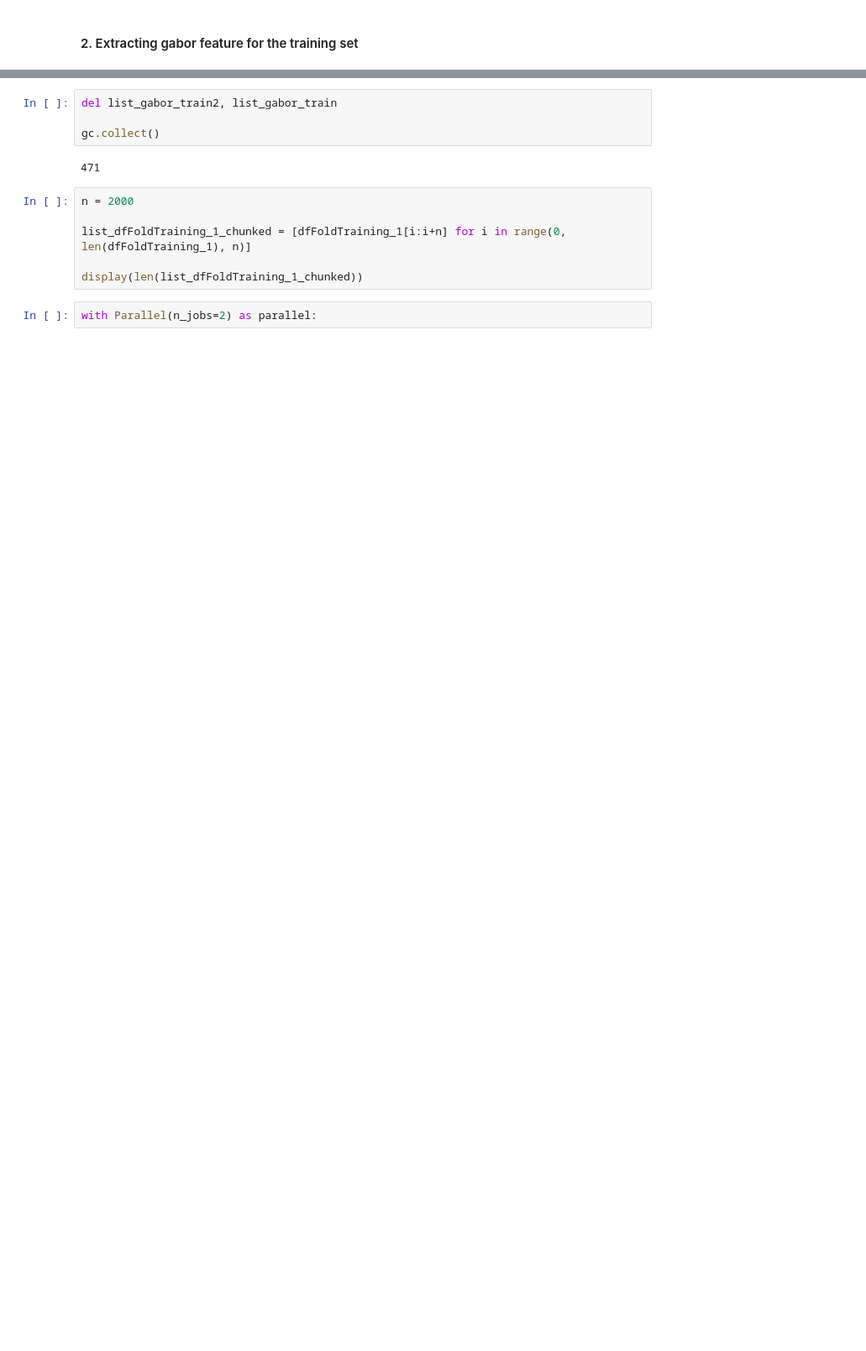
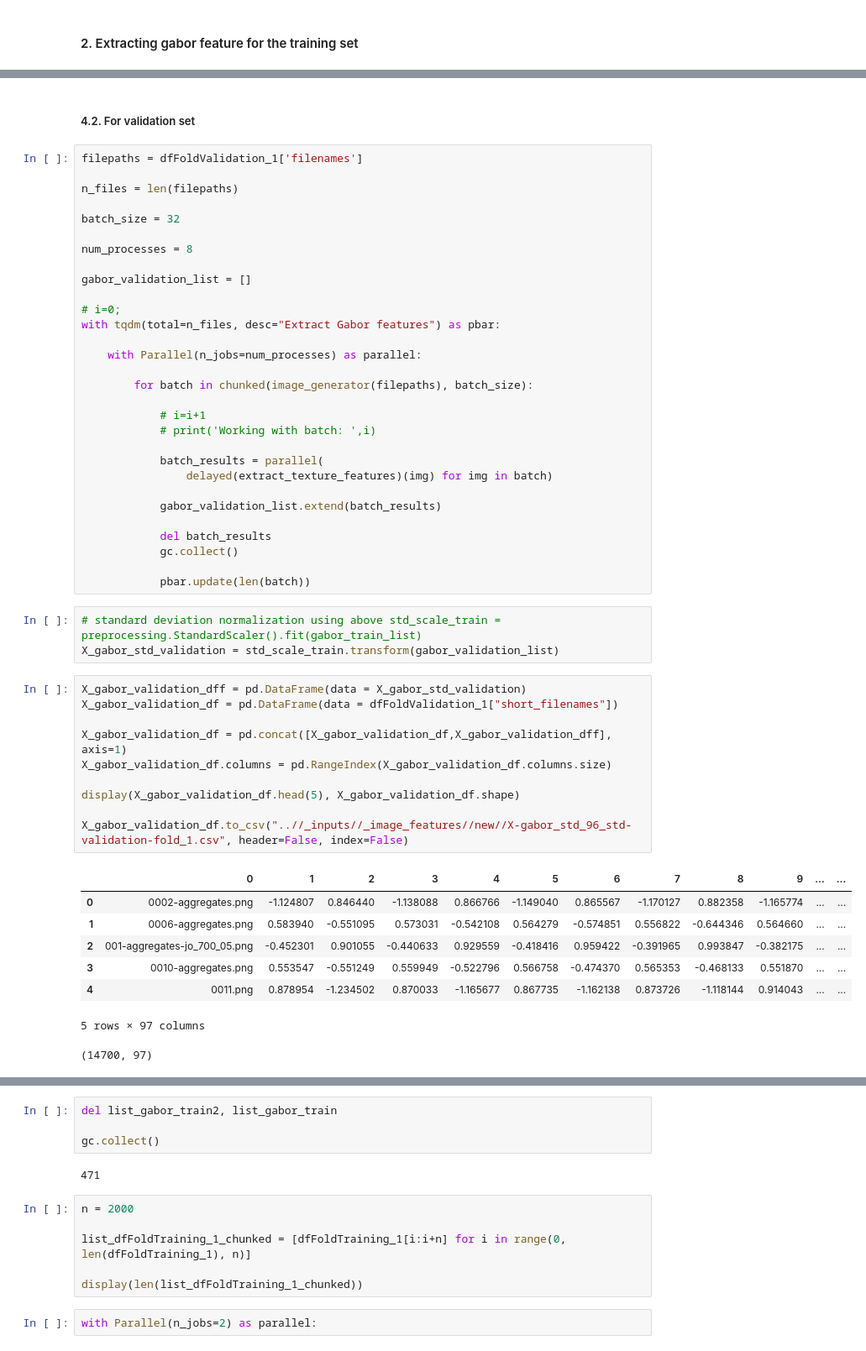
Before and after one commit to ledvic/_Plankton_Zooscan-Machine_Learning, a Jupyter notebook: _pyscripts/extract_gabor_filter_for_dataset.ipynb, the cells around one changed output, grey strips where cells are left out. Shown at 84% size. Saved outputs shown, nothing was run; the diff lists cells and outputs as text; blank space fills up the shorter version.

```diff
--- a/_pyscripts/extract_gabor_filter_for_dataset.ipynb
+++ b/_pyscripts/extract_gabor_filter_for_dataset.ipynb
@@ -222,0 +236,54 @@ The exit codes of the workers are {SIGKILL(-9)}
+# %% [markdown]
+##### 4.2. For validation set
+# %%
+filepaths = dfFoldValidation_1['filenames']
+
+n_files = len(filepaths)
+
+batch_size = 32
+
+num_processes = 8
+
+gabor_validation_list = []
+
+# i=0;
+with tqdm(total=n_files, desc="Extract Gabor features") as pbar:
+
+    with Parallel(n_jobs=num_processes) as parallel:
+
+        for batch in chunked(image_generator(filepaths), batch_size):
+
+            # i=i+1
+            # print('Working with batch: ',i)
+
+            batch_results = parallel(
+                delayed(extract_texture_features)(img) for img in batch)
+
+            gabor_validation_list.extend(batch_results)
+
+            del batch_results
+            gc.collect()
+
+            pbar.update(len(batch))
+# %%
+# standard deviation normalization using above std_scale_train = preprocessing.StandardScaler().fit(gabor_train_list)
+X_gabor_std_validation = std_scale_train.transform(gabor_validation_list)
+# %%
+X_gabor_validation_dff = pd.DataFrame(data = X_gabor_std_validation)
+X_gabor_validation_df = pd.DataFrame(data = dfFoldValidation_1["short_filenames"])
+
+X_gabor_validation_df = pd.concat([X_gabor_validation_df,X_gabor_validation_dff], axis=1)
+X_gabor_validation_df.columns = pd.RangeIndex(X_gabor_validation_df.columns.size)
+
+display(X_gabor_validation_df.head(5), X_gabor_validation_df.shape)
+
+X_gabor_validation_df.to_csv("..//_inputs//_image_features//new//X-gabor_std_96_std-validation-fold_1.csv", header=False, index=False)
+# %% [output]
+|  | 0 | 1 | 2 | 3 | 4 | 5 | 6 | 7 | 8 | 9 | ... | ... |
+| 0 | 0002-aggregates.png | -1.124807 | 0.846440 | -1.138088 | 0.866766 | -1.149040 | 0.865567 | -1.170127 | 0.882358 | -1.165774 | ... | ... |
+| 1 | 0006-aggregates.png | 0.583940 | -0.551095 | 0.573031 | -0.542108 | 0.564279 | -0.574851 | 0.556822 | -0.644346 | 0.564660 | ... | ... |
+| 2 | 001-aggregates-jo_700_05.png | -0.452301 | 0.901055 | -0.440633 | 0.929559 | -0.418416 | 0.959422 | -0.391965 | 0.993847 | -0.382175 | ... | ... |
+| 3 | 0010-aggregates.png | 0.553547 | -0.551249 | 0.559949 | -0.522796 | 0.566758 | -0.474370 | 0.565353 | -0.468133 | 0.551870 | ... | ... |
+| 4 | 0011.png | 0.878954 | -1.234502 | 0.870033 | -1.165677 | 0.867735 | -1.162138 | 0.873726 | -1.118144 | 0.914043 | ... | ... |
+5 rows × 97 columns
+(14700, 97)
```
Also changed, not shown: parts of 98 cells of this notebook, 1 other file.
